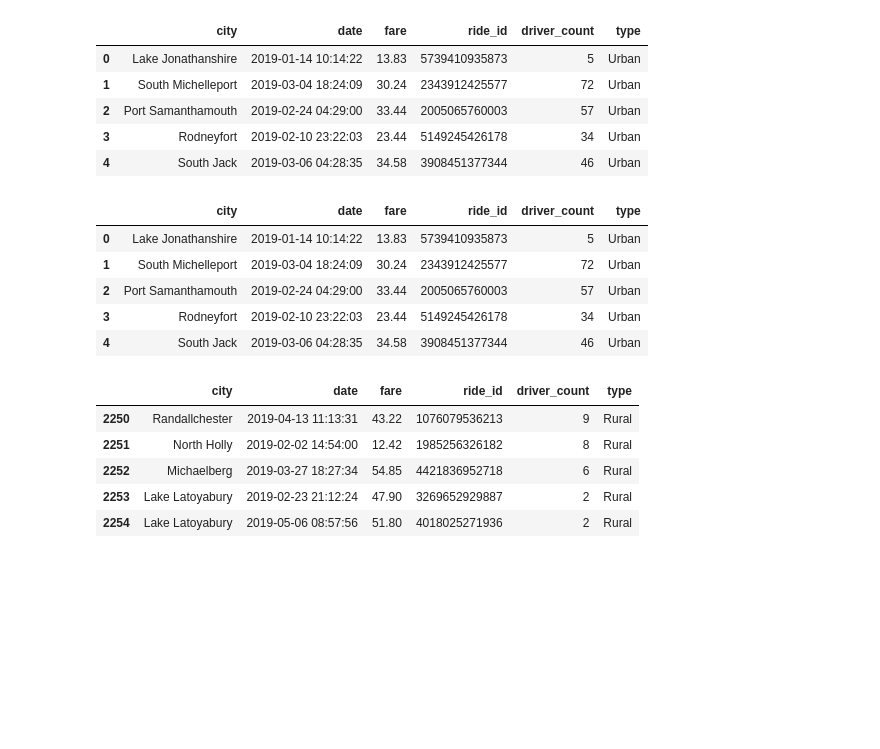
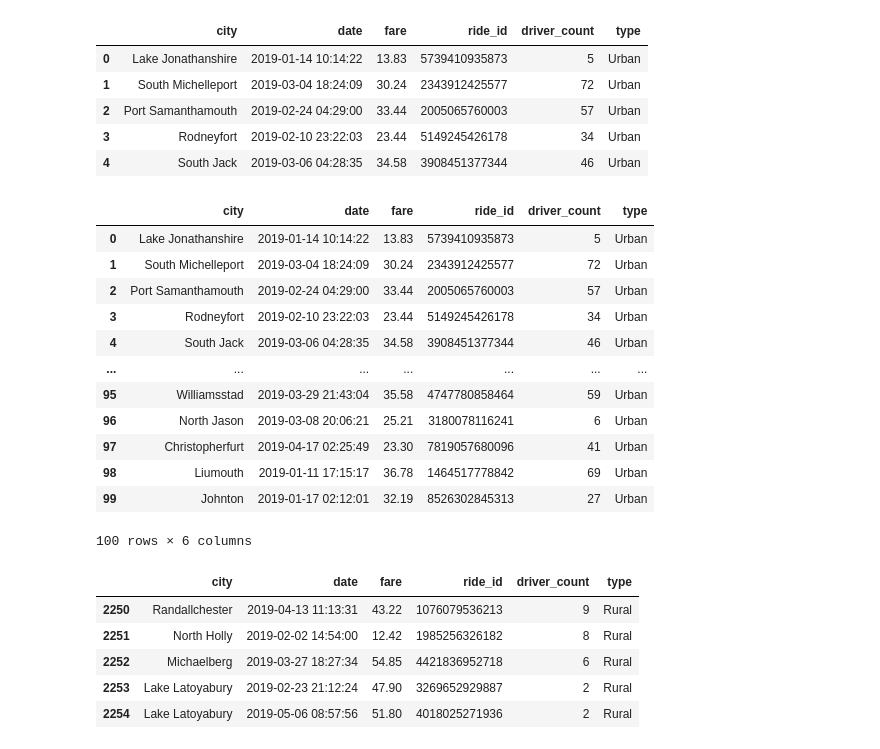
Before and after one commit to lawrencegoodwyn/PyBer_Analysis, a Jupyter notebook: PyBer.ipynb, the cells around one changed output. Cells and saved outputs as stored; diff of their text form; code cells hidden in the pictures; blank space fills up the shorter version.

```diff
--- a/PyBer.ipynb
+++ b/PyBer.ipynb
@@ -127,14 +129,21 @@ pyber_data_df.head()
 # %%
 # Create the Urban city DataFrame.
 urban_cities_df = pyber_data_df[pyber_data_df["type"] == "Urban"]
-urban_cities_df.head()
+urban_cities_df.head(100)
 # %% [output]
 |  | city | date | fare | ride_id | driver_count | type |
 | 0 | Lake Jonathanshire | 2019-01-14 10:14:22 | 13.83 | 5739410935873 | 5 | Urban |
 | 1 | South Michelleport | 2019-03-04 18:24:09 | 30.24 | 2343912425577 | 72 | Urban |
 | 2 | Port Samanthamouth | 2019-02-24 04:29:00 | 33.44 | 2005065760003 | 57 | Urban |
 | 3 | Rodneyfort | 2019-02-10 23:22:03 | 23.44 | 5149245426178 | 34 | Urban |
 | 4 | South Jack | 2019-03-06 04:28:35 | 34.58 | 3908451377344 | 46 | Urban |
+| ... | ... | ... | ... | ... | ... | ... |
+| 95 | Williamsstad | 2019-03-29 21:43:04 | 35.58 | 4747780858464 | 59 | Urban |
+| 96 | North Jason | 2019-03-08 20:06:21 | 25.21 | 3180078116241 | 6 | Urban |
+| 97 | Christopherfurt | 2019-04-17 02:25:49 | 23.30 | 7819057680096 | 41 | Urban |
+| 98 | Liumouth | 2019-01-11 17:15:17 | 36.78 | 1464517778842 | 69 | Urban |
+| 99 | Johnton | 2019-01-17 02:12:01 | 32.19 | 8526302845313 | 27 | Urban |
+100 rows × 6 columns
 # %%
 # Create the Suburban and Rural city DataFrames.
 suburban_cities_df = pyber_data_df[pyber_data_df["type"] == "Suburban"]
```
Also changed, not shown: parts of 26 cells of this notebook, 4 other files.
